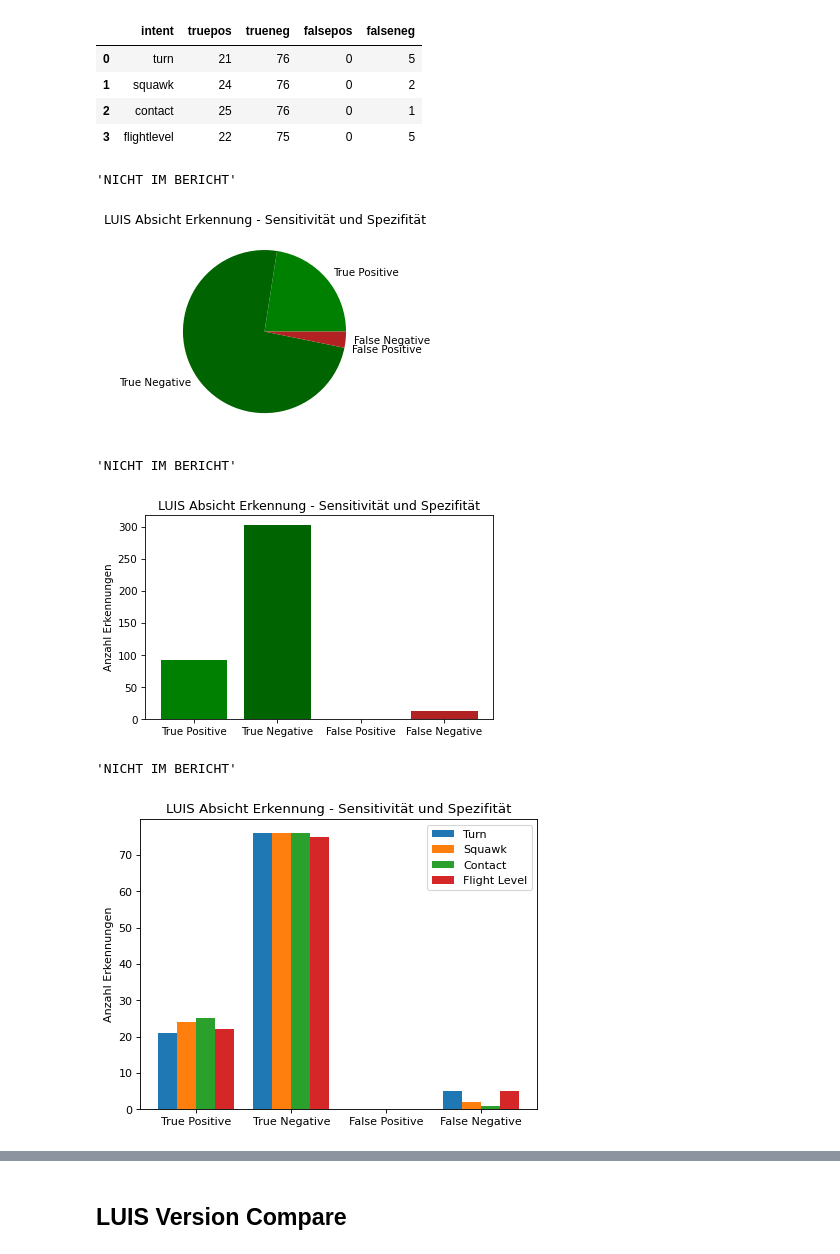
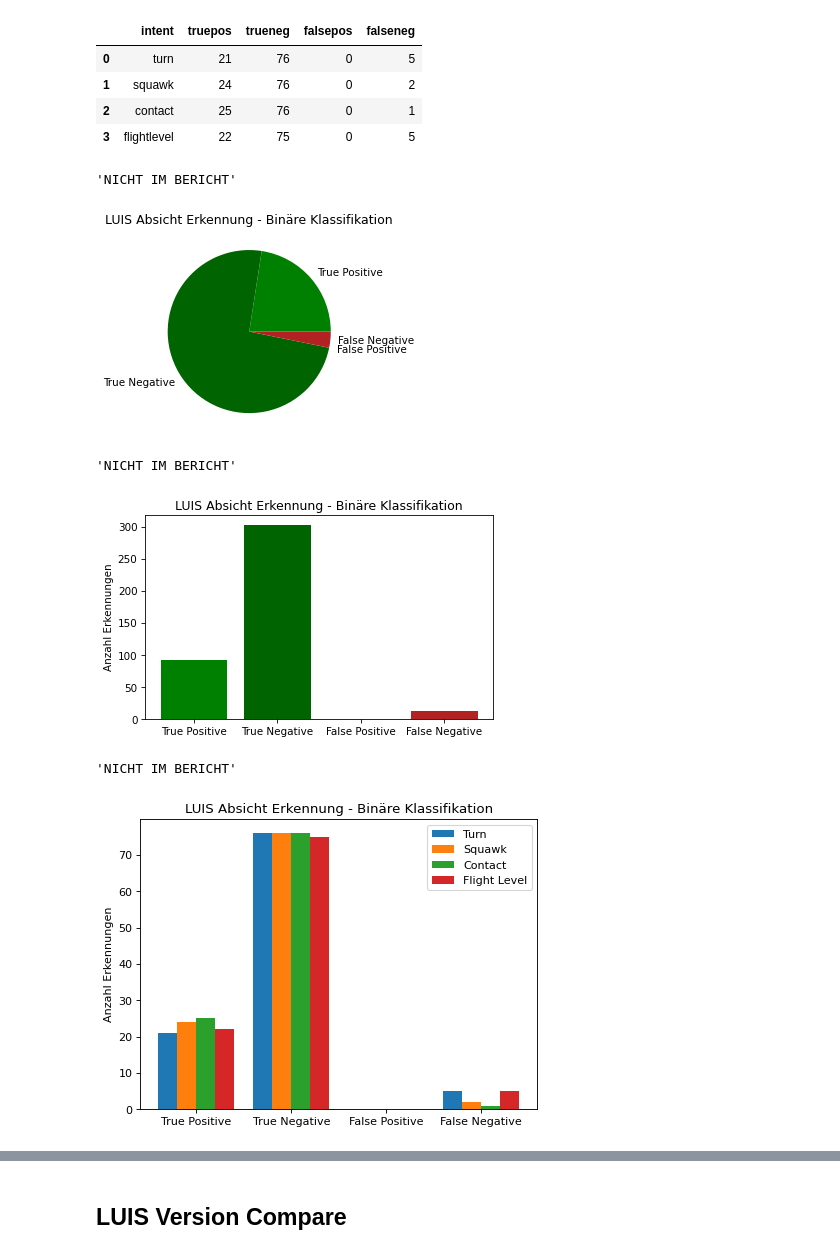
Before and after one commit to vettaioa/FluLoS-Code, a Jupyter notebook: calculation/statistics/ContextExtraction.ipynb, the cells around one changed output, grey strips where cells are left out. Drawn from its saved outputs; the diff is of its cells as text; code cells hidden in the pictures.

```diff
--- a/calculation/statistics/ContextExtraction.ipynb
+++ b/calculation/statistics/ContextExtraction.ipynb
@@ -406,24 +406,24 @@ pd.DataFrame(luisPerIntentResults)
 # %%
 plt.figure(figsize=(4.8, 3.6), dpi=75)
 plt.subplot()
 
 labels = ['True Positive', 'True Negative', 'False Positive', 'False Negative']
 colors = ['green',  'darkgreen', 'red', 'firebrick']
 values = np.array([luisPerIntentResults[c] for c in ['truepos','trueneg','falsepos','falseneg']]).sum(axis=1)
 
 #labels = ['True Positive', 'False Positive', 'False Negative']
 #colors = ['green',  'red', 'firebrick']
 #values = np.array([luisPerIntentResults[c] for c in ['truepos','falsepos','falseneg']]).sum(axis=1)
 
 plt.pie(values, labels=labels, colors=colors)
 
-plt.title('LUIS Absicht Erkennung - Sensitivität und Spezifität')
+plt.title('LUIS Absicht Erkennung - Binäre Klassifikation')
 
 display('NICHT IM BERICHT')
 plt.show()
 # %% [output]
 'NICHT IM BERICHT'
-[figure, old version]
+[figure, new version]
 # %%
 plt.figure(figsize=(6, 3.6), dpi=75)
 plt.subplot()
@@ -433,7 +433,7 @@ colors = ['green',  'darkgreen', 'red', 'firebrick']
 values = [sum(luisPerIntentResults[c]) for c in ['truepos','trueneg','falsepos','falseneg']]
 
 
-plt.title('LUIS Absicht Erkennung - Sensitivität und Spezifität')
+plt.title('LUIS Absicht Erkennung - Binäre Klassifikation')
 plt.ylabel('Anzahl Erkennungen')
 
 plt.bar(labels, values, color=colors)
@@ -442,7 +442,7 @@ display('NICHT IM BERICHT')
 plt.show()
 # %% [output]
 'NICHT IM BERICHT'
-[figure, old version]
+[figure, new version]
 # %%
 plt.figure(figsize=(6.4, 4.8), dpi=80)
 plt.subplot()
@@ -456,7 +456,7 @@ for i in range(len(luisPerIntentResults['intent'])):
     intentValues = [luisPerIntentResults[c][i] for c in ['truepos','trueneg','falsepos','falseneg']]
     plt.bar(ind + (width * i), intentValues, width, label=intentLabels[luisPerIntentResults['intent'][i]])
 
-plt.title('LUIS Absicht Erkennung - Sensitivität und Spezifität')
+plt.title('LUIS Absicht Erkennung - Binäre Klassifikation')
 plt.ylabel('Anzahl Erkennungen')
 
 plt.xticks(ind + 1.5 * width, ('True Positive', 'True Negative', 'False Positive', 'False Negative'))
@@ -466,7 +466,7 @@ display('NICHT IM BERICHT')
 plt.show()
 # %% [output]
 'NICHT IM BERICHT'
-[figure, old version]
+[figure, new version]
 # %%
 plt.figure(figsize=(6.4, 4.8), dpi=80)
 plt.subplot()
```
Also changed, not shown: parts of 10 cells of this notebook, 1 other file.
